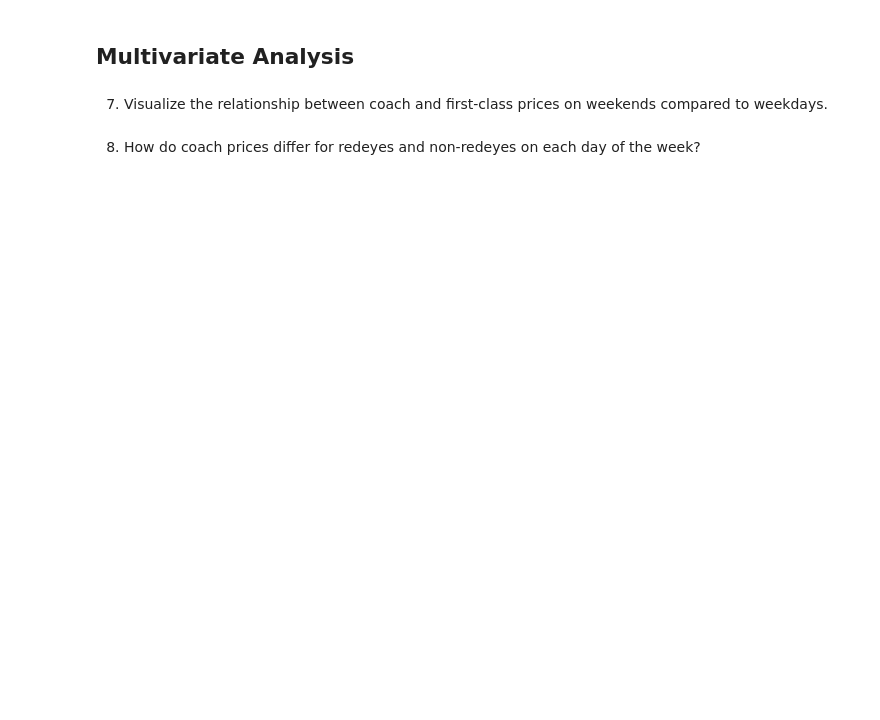
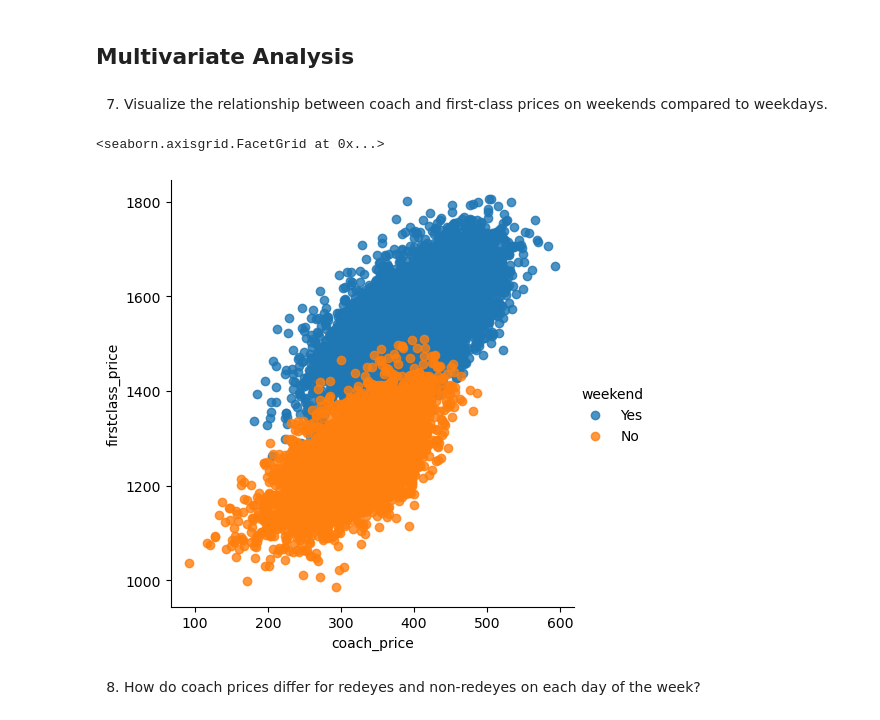
Before and after one commit to vlzsombor/ARIMA, a Jupyter notebook: codecademy/Airline-Analysis-Project-main/Airline-Analysis-Project-main/Airline Analysis_mine.ipynb, the cells around one changed output. Cells and saved outputs as stored; diff of their text form; code cells hidden in the pictures; blank space fills up the shorter version.

```diff
--- a/codecademy/Airline-Analysis-Project-main/Airline-Analysis-Project-main/Airline Analysis_mine.ipynb
+++ b/codecademy/Airline-Analysis-Project-main/Airline-Analysis-Project-main/Airline Analysis_mine.ipynb
@@ -159,2 +241,9 @@ Coach price:
+# %%
+## Task 7
+
+sns.lmplot(x = "coach_price", y = "firstclass_price", data = flight_sub, hue="weekend", fit_reg = False)
+# %% [output]
+<seaborn.axisgrid.FacetGrid at 0x...>
+[figure, added]
 # %% [markdown]
 8. How do coach prices differ for redeyes and non-redeyes on each day of the week?
```
Also changed, not shown: parts of 13 cells of this notebook, 6 other files.
